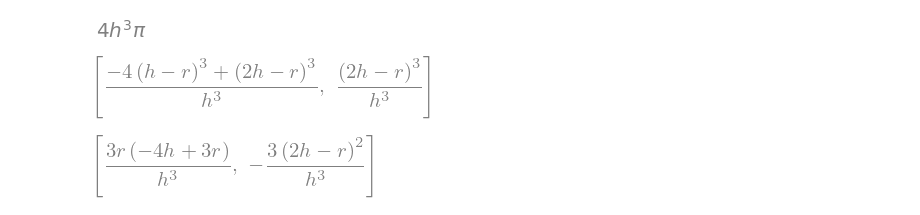
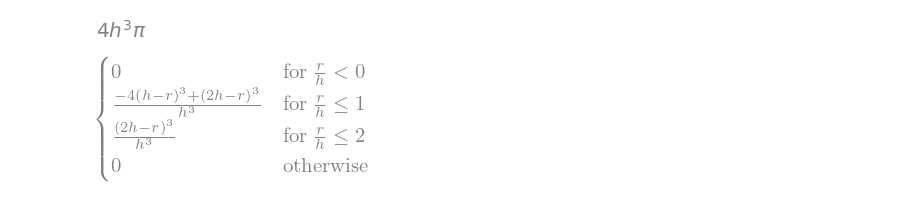
Before and after one commit to CcydtN/SmoothParticleHydrodynamics, a Jupyter notebook: equation/cubic_spline.ipynb, the cells around one changed output. Cells and saved outputs as stored; diff of their text form; code cells hidden in the pictures.

```diff
--- a/equation/cubic_spline.ipynb
+++ b/equation/cubic_spline.ipynb
@@ -16,15 +17,9 @@ volume = integrate(4*pi*r**2*func_a, (r, 0, h)) + integrate(4*pi*r**2*func_b, (r
 simplify(volume)
 # %% [output]
 [figure]
-# %%
-func = list(map(simplify, [func_a, func_b]))
-func
-# %% [output]
-[figure, removed]
-# %%
-gradient_func = lambda x: simplify(diff(x, r))
-gradient = list(map(gradient_func, func))
-gradient
-# %% [output]
-[figure, removed]
+# %%
+function = simplify(func)
+function
+# %% [output]
+[figure, added]
 # %%
```
Also changed, not shown: parts of 9 cells of this notebook.
